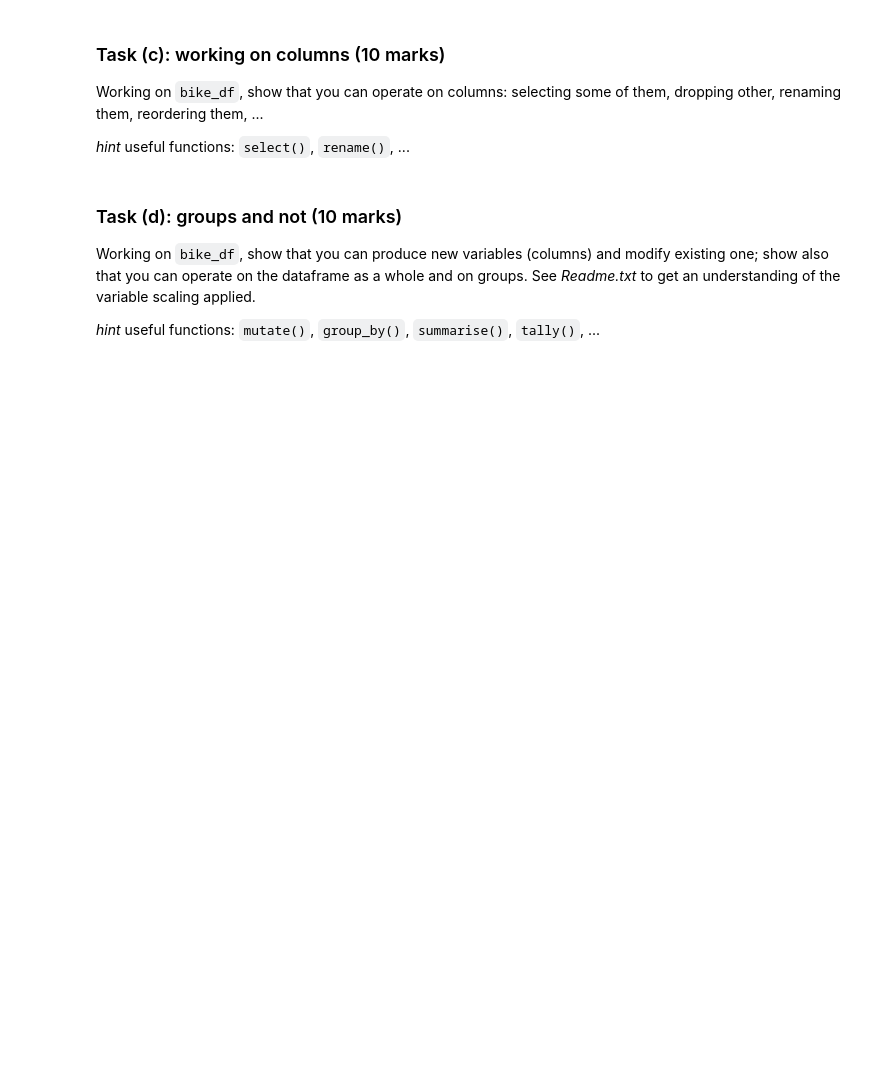
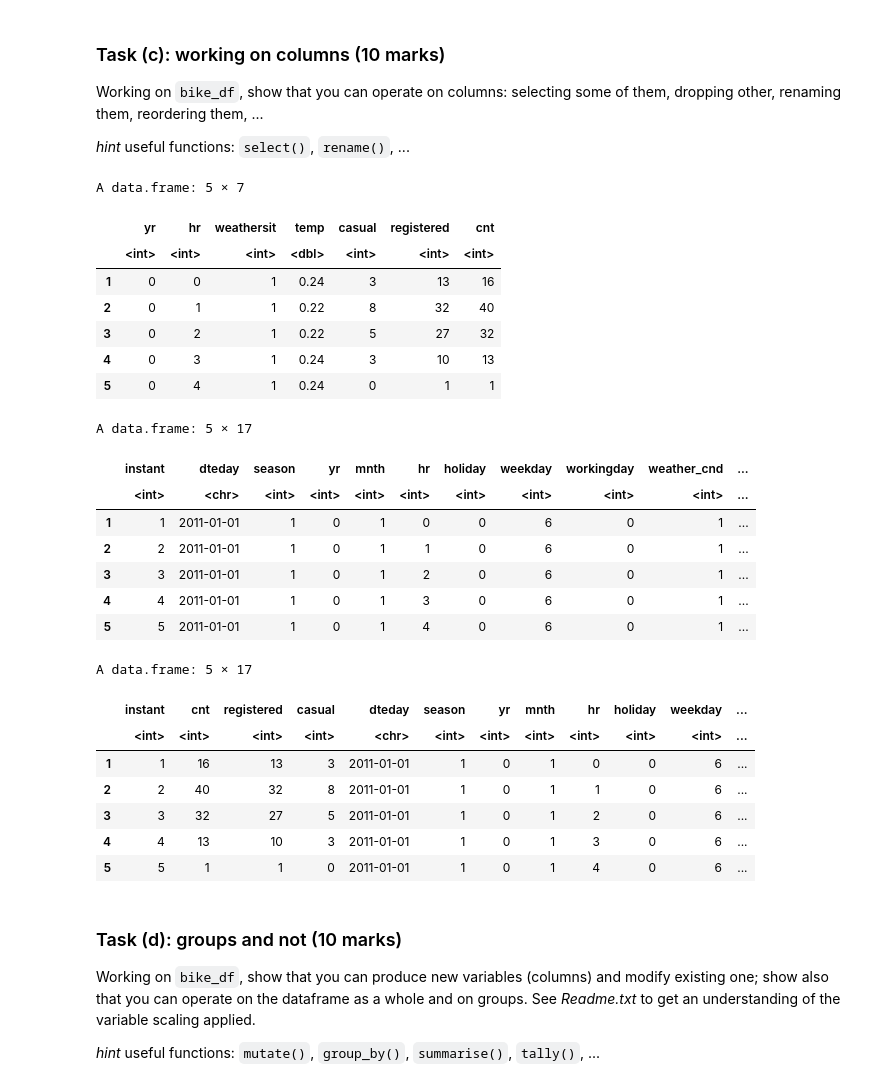
Before and after one commit to blackhakx/Data-Wrangling, a Jupyter notebook: DATA422_Assignment1_R.ipynb, the cells around one changed output. Cells and saved outputs as stored; diff of their text form; code cells hidden in the pictures; blank space fills up the shorter version.

```diff
--- a/DATA422_Assignment1_R.ipynb
+++ b/DATA422_Assignment1_R.ipynb
@@ -204,3 +198,40 @@ _hint_ useful functions: `select()`, `rename()`, ...
+# %%
+#Selection of specific columns to show
+bike_df_selected_cols <- bike_df %>% select(yr,hr,weathersit,temp,casual,registered,cnt)
+head(bike_df_selected_cols, n=5)
+
+#Renaming exercise of column titles weathersit, registered and cnt
+bike_df_renamed <- bike_df %>% rename(,weather_cnd = weathersit,regs = registered, count = cnt)
+head(bike_df_renamed,n=5)
+
+#Reordered column positions
+bike_df_reordered <- bike_df[,c(1,17,16,15,2,3,4,5,6,7,8,9,10,11,12,13,14)]
+head(bike_df_reordered,n=5)
+# %% [output]
+A data.frame: 5 × 7
+|  | yr | hr | weathersit | temp | casual | registered | cnt |
+|  | <int> | <int> | <int> | <dbl> | <int> | <int> | <int> |
+| 1 | 0 | 0 | 1 | 0.24 | 3 | 13 | 16 |
+| 2 | 0 | 1 | 1 | 0.22 | 8 | 32 | 40 |
+| 3 | 0 | 2 | 1 | 0.22 | 5 | 27 | 32 |
+| 4 | 0 | 3 | 1 | 0.24 | 3 | 10 | 13 |
+| 5 | 0 | 4 | 1 | 0.24 | 0 | 1 | 1 |
+A data.frame: 5 × 17
+|  | instant | dteday | season | yr | mnth | hr | holiday | weekday | workingday | weather_cnd | ... |
+|  | <int> | <chr> | <int> | <int> | <int> | <int> | <int> | <int> | <int> | <int> | ... |
+| 1 | 1 | 2011-01-01 | 1 | 0 | 1 | 0 | 0 | 6 | 0 | 1 | ... |
+| 2 | 2 | 2011-01-01 | 1 | 0 | 1 | 1 | 0 | 6 | 0 | 1 | ... |
+| 3 | 3 | 2011-01-01 | 1 | 0 | 1 | 2 | 0 | 6 | 0 | 1 | ... |
+| 4 | 4 | 2011-01-01 | 1 | 0 | 1 | 3 | 0 | 6 | 0 | 1 | ... |
+| 5 | 5 | 2011-01-01 | 1 | 0 | 1 | 4 | 0 | 6 | 0 | 1 | ... |
+A data.frame: 5 × 17
+|  | instant | cnt | registered | casual | dteday | season | yr | mnth | hr | holiday | weekday | ... |
+|  | <int> | <int> | <int> | <int> | <chr> | <int> | <int> | <int> | <int> | <int> | <int> | ... |
+| 1 | 1 | 16 | 13 | 3 | 2011-01-01 | 1 | 0 | 1 | 0 | 0 | 6 | ... |
+| 2 | 2 | 40 | 32 | 8 | 2011-01-01 | 1 | 0 | 1 | 1 | 0 | 6 | ... |
+| 3 | 3 | 32 | 27 | 5 | 2011-01-01 | 1 | 0 | 1 | 2 | 0 | 6 | ... |
+| 4 | 4 | 13 | 10 | 3 | 2011-01-01 | 1 | 0 | 1 | 3 | 0 | 6 | ... |
+| 5 | 5 | 1 | 1 | 0 | 2011-01-01 | 1 | 0 | 1 | 4 | 0 | 6 | ... |
 # %% [markdown]
 ### Task (d): groups and not (10 marks)
 
```
Also changed, not shown: parts of 14 cells of this notebook.
